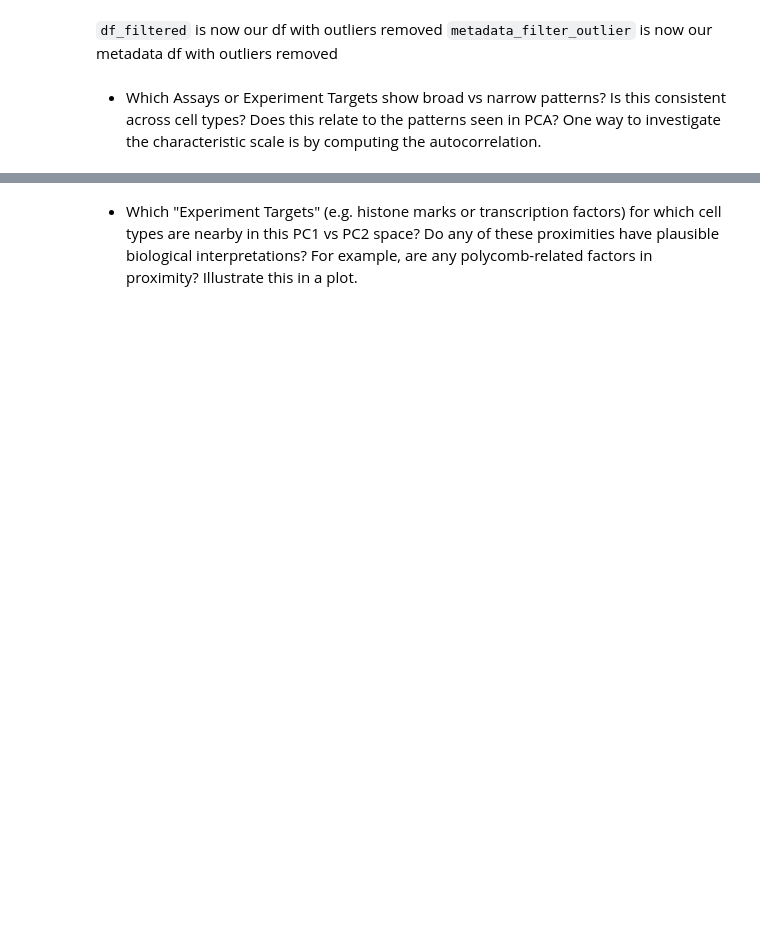
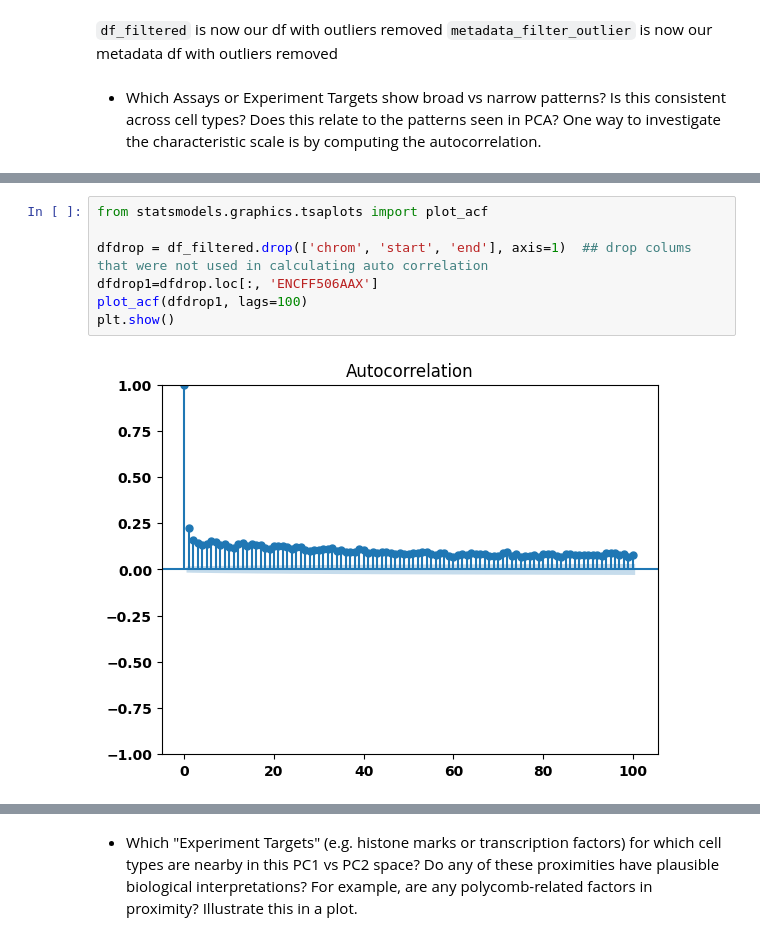
Before and after one commit to Fudenberg-Research-Group/qbio577_fall2022, a Jupyter notebook: encode-bigwig-eda.ipynb, the cells around one changed output, grey strips where cells are left out. Cells and saved outputs as stored; diff of their text form; blank space fills up the shorter version.

```diff
--- a/encode-bigwig-eda.ipynb
+++ b/encode-bigwig-eda.ipynb
@@ -165,0 +293,9 @@ Name: Biosample term name, dtype: int64
+# %%
+from statsmodels.graphics.tsaplots import plot_acf
+
+dfdrop = df_filtered.drop(['chrom', 'start', 'end'], axis=1)  ## drop colums that were not used in calculating auto correlation
+dfdrop1=dfdrop.loc[:, 'ENCFF506AAX']
+plot_acf(dfdrop1, lags=100)
+plt.show()
+# %% [output]
+[figure, added]
```
Also changed, not shown: parts of 27 cells of this notebook.
